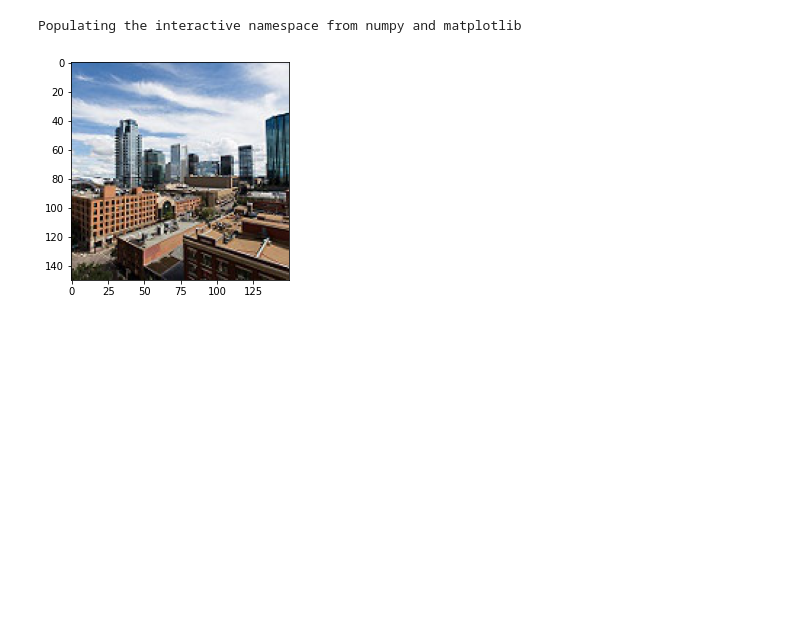
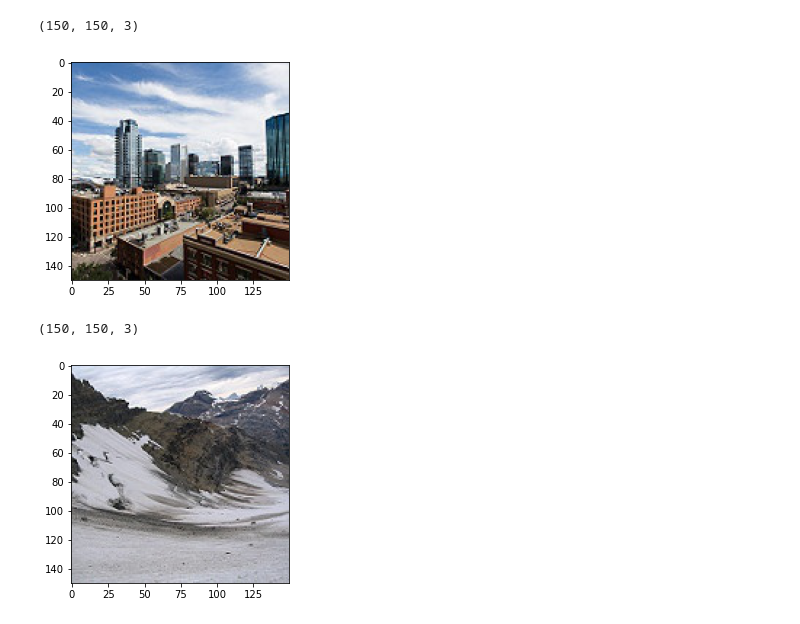
Before and after one commit to jwcrandall/loyola-ml-workshop, a Jupyter notebook: nb/assignment_3.ipynb, the cells around one changed output. Drawn from its saved outputs; the diff is of its cells as text; code cells hidden in the pictures; blank space fills up the shorter version.

```diff
--- a/nb/assignment_3.ipynb
+++ b/nb/assignment_3.ipynb
@@ -24,10 +39,16 @@ ModuleNotFoundError: No module named 'cv2'
 # %%
-%pylab inline
-import matplotlib.pyplot as plt
-import matplotlib.image as mpimg
-img = mpimg.imread('datasets/a3/seg_train/seg_train/buildings/10006.jpg')
+img = mpimg.imread('../datasets/a3/seg_train/seg_train/buildings/10006.jpg')
 imgplot = plt.imshow(img)
+print(img.shape)
 plt.show()
 # %% [output]
-Populating the interactive namespace from numpy and matplotlib
+(150, 150, 3)
 [figure]
+# %%
+img = mpimg.imread('../datasets/a3/seg_train/seg_train/glacier/10055.jpg')
+imgplot = plt.imshow(img)
+print(img.shape)
+plt.show()
+# %% [output]
+(150, 150, 3)
+[figure, added]
```
Also changed, not shown: parts of 11 cells of this notebook.
